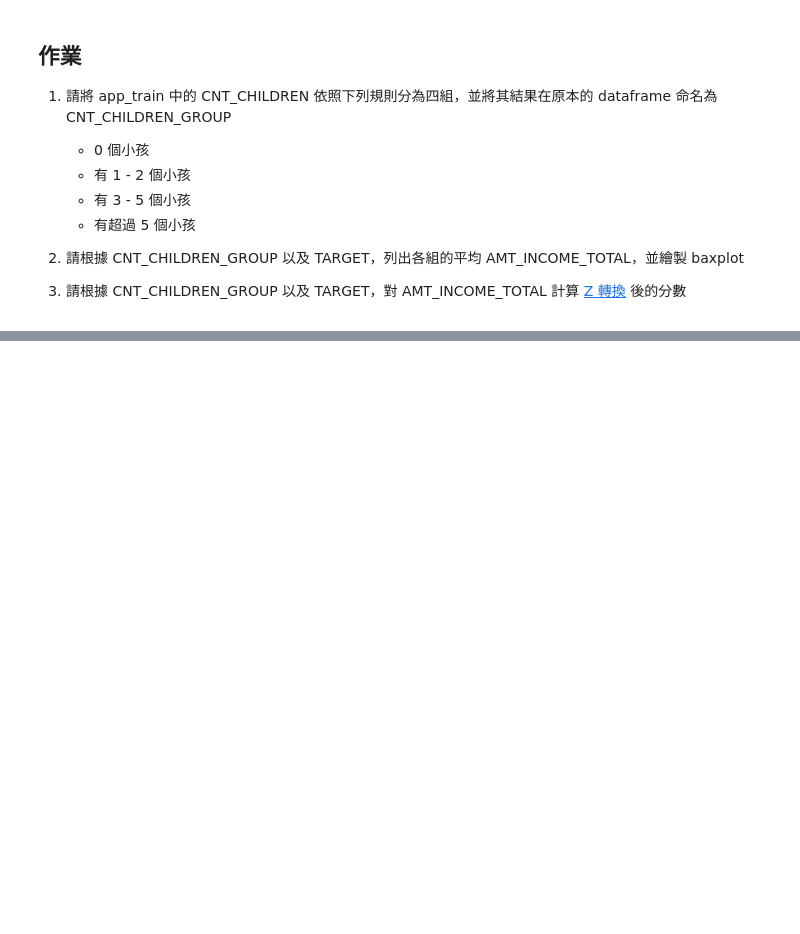
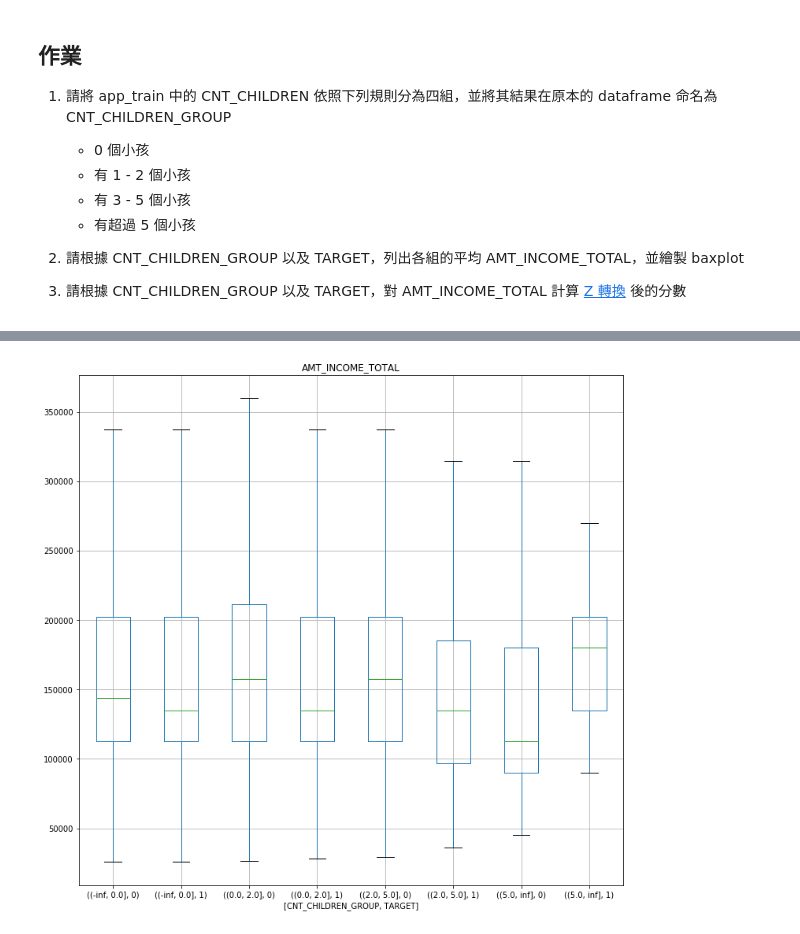
Before and after one commit to tgnco1218/2nd-ML100Days, a Jupyter notebook: homework/Day_008_HW.ipynb, the cells around one changed output, grey strips where cells are left out. Cells and saved outputs as stored; diff of their text form; code cells hidden in the pictures; blank space fills up the shorter version.

```diff
--- a/homework/Day_008_HW.ipynb
+++ b/homework/Day_008_HW.ipynb
@@ -40,9 +47,10 @@ Path of read in data: ./data/application_train.csv
 3. 請根據 CNT_CHILDREN_GROUP 以及 TARGET，對 AMT_INCOME_TOTAL 計算 [Z 轉換](https://en.wikipedia.org/wiki/Standard_score) 後的分數
 # %%
 #1
-
-
-cut_rule =
+"""
+Your code here
+"""
+cut_rule = [-np.inf, 0, 2, 5, np.inf]
 
 app_train['CNT_CHILDREN_GROUP'] = pd.cut(app_train['CNT_CHILDREN'].values, cut_rule, include_lowest=True)
 app_train['CNT_CHILDREN_GROUP'].value_counts()
@@ -58,12 +83,15 @@ grouped_df.mean()
 # %%
 #2-2
-
-
-plt_column =
-plt_by =
+"""
+Your code here
+"""
+plt_column = 'AMT_INCOME_TOTAL'
+plt_by = ['CNT_CHILDREN_GROUP', 'TARGET']
 
 app_train.boxplot(column=plt_column, by = plt_by, showfliers = False, figsize=(12,12))
 plt.suptitle('')
 plt.show()
+# %% [output]
+[figure, added]
 # %%
 #3
```
Also changed, not shown: parts of 5 cells of this notebook, 2 other files.
